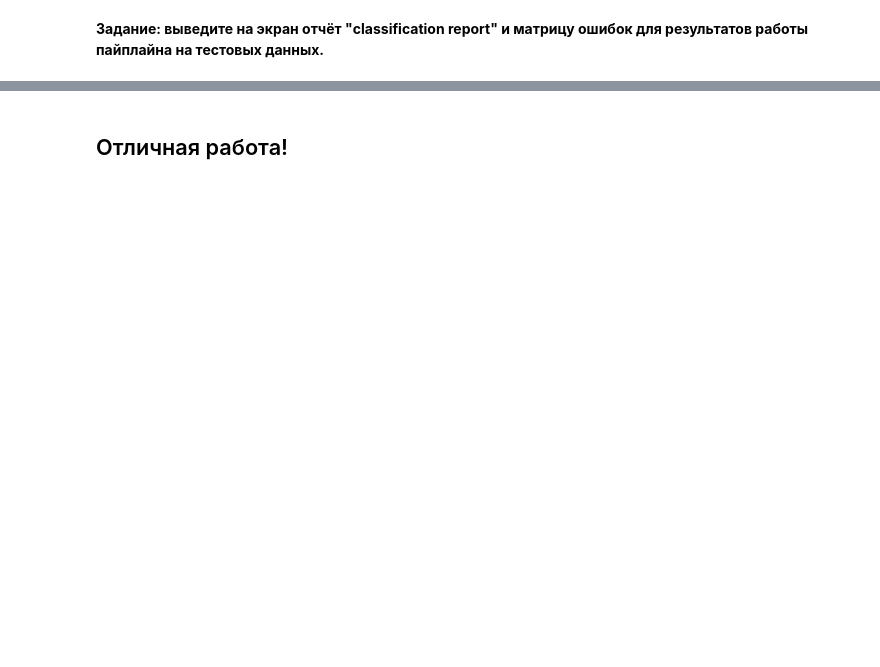
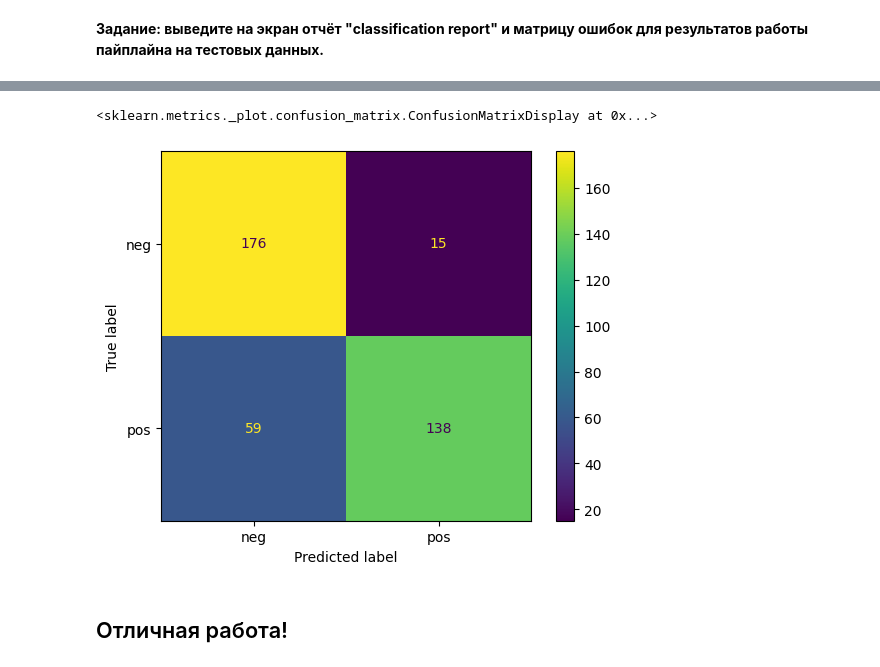
Before and after one commit to giulerg/IBM-labs, a Jupyter notebook: Text-Classification.ipynb, the cells around one changed output, grey strips where cells are left out. Cells and saved outputs as stored; diff of their text form; code cells hidden in the pictures; blank space fills up the shorter version.

```diff
--- a/Text-Classification.ipynb
+++ b/Text-Classification.ipynb
@@ -156,0 +157,4 @@ Pipeline(steps=[('tfidf', TfidfVectorizer()), ('svc', LinearSVC())])
+# %%
+pipe = Pipeline([('tfidf', TfidfVectorizer()), ('nv', MultinomialNB())])
+# %%
+pipe.fit(X_train, y_train)
@@ -157,3 +163,5 @@ Pipeline(steps=[('tfidf', TfidfVectorizer()), ('svc', LinearSVC())])
+# %%
+y_pred = pipe.predict(X_test)
 # %% [markdown]
 **Задание: выведите на экран отчёт "classification report" и матрицу ошибок для результатов работы пайплайна на тестовых данных.**
 # %%
@@ -175,2 +181,8 @@ weighted avg       0.83      0.83      0.83       388
+# %%
+disp = ConfusionMatrixDisplay(confusion_matrix=confusion_matrix(y_test, y_pred), display_labels=pipe.classes_)
+disp.plot()
+# %% [output]
+<sklearn.metrics._plot.confusion_matrix.ConfusionMatrixDisplay at 0x...>
+[figure, added]
 # %% [markdown]
 ## Отличная работа!
```
Also changed, not shown: parts of 7 cells of this notebook.
